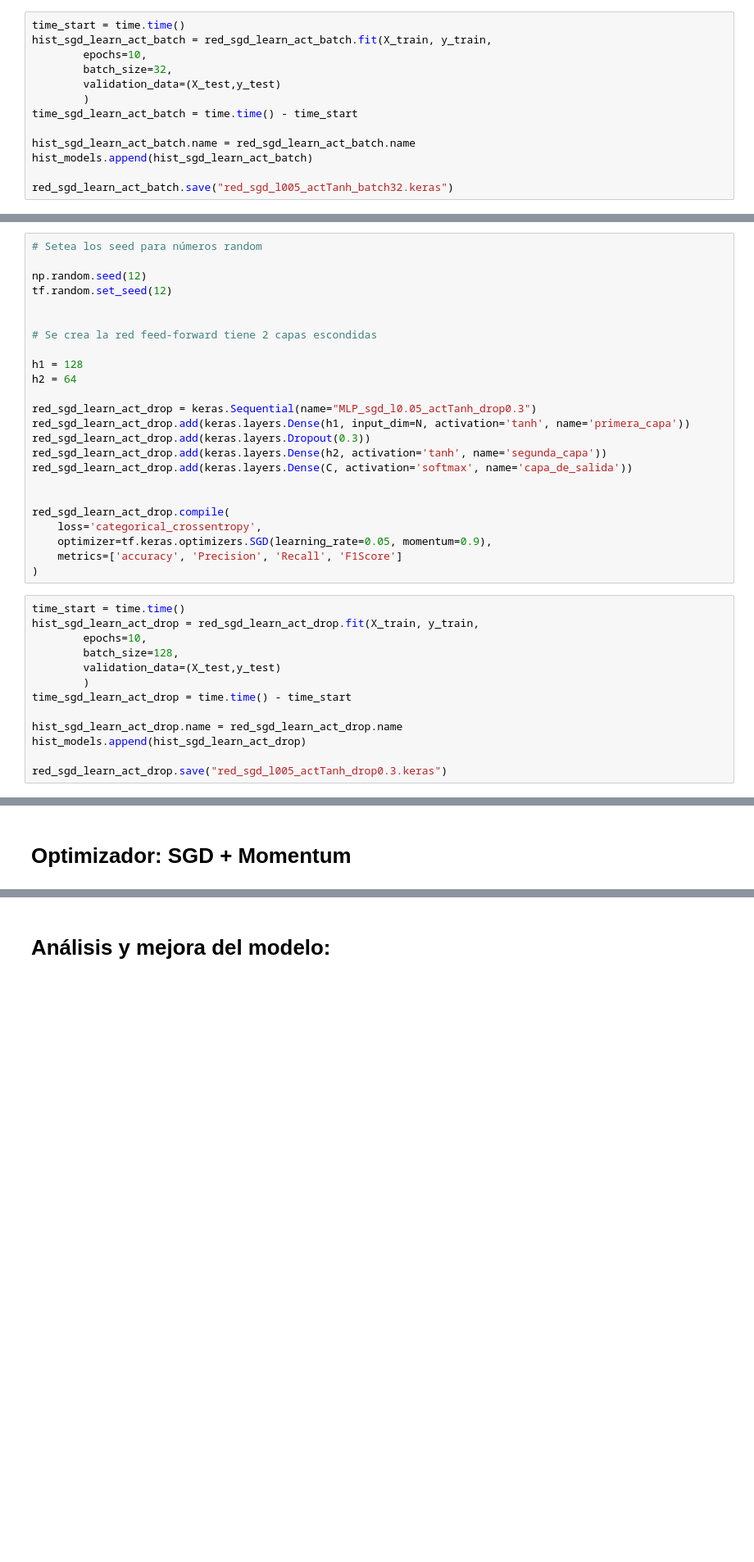
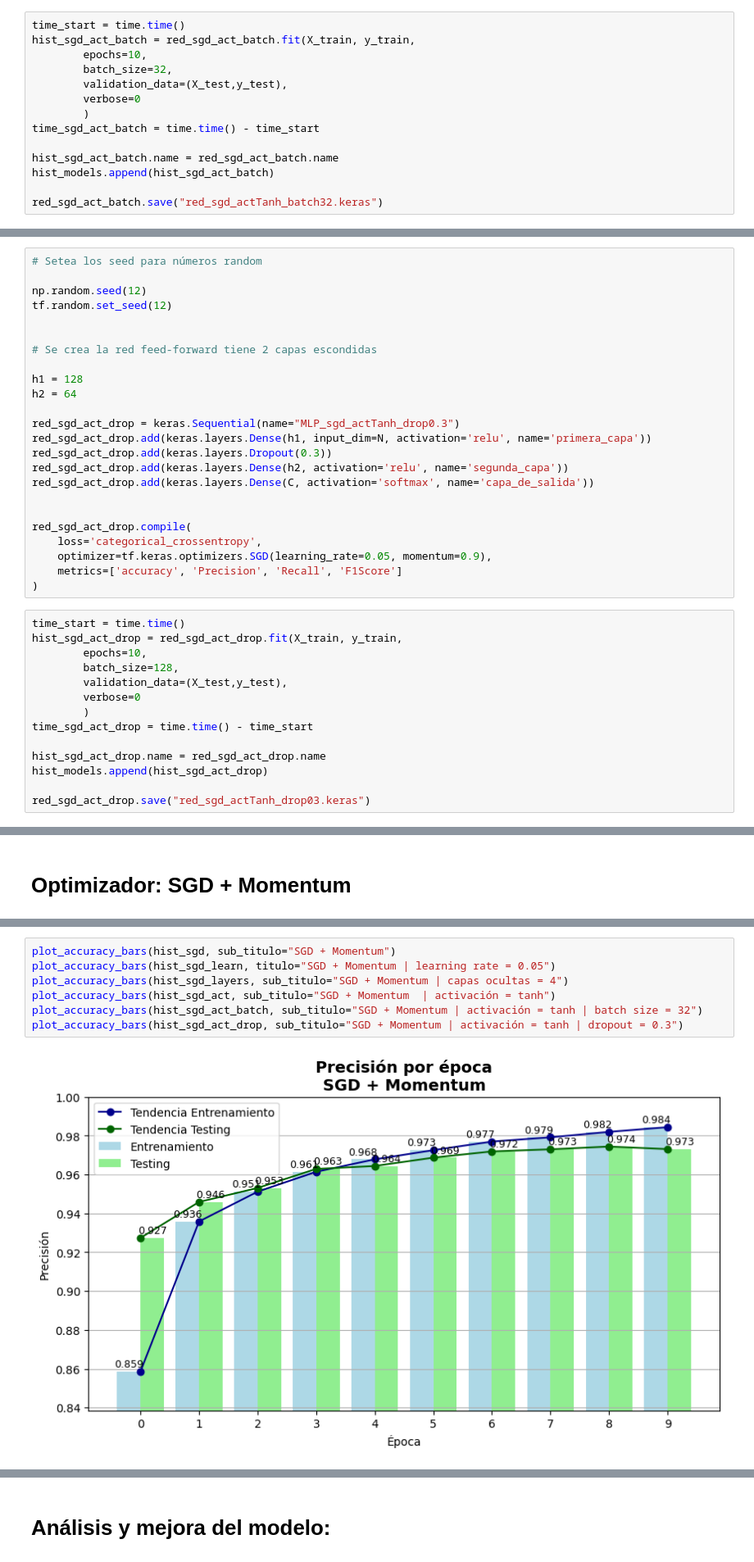
Before and after one commit to JuanZweifel/deep-learning-2025, a Jupyter notebook: DLY0100_Entrega_1_Equipo_2.ipynb, the cells around one changed output, grey strips where cells are left out. Shown at 82% size. Saved outputs shown, nothing was run; the diff lists cells and outputs as text; blank space fills up the shorter version.

```diff
--- a/DLY0100_Entrega_1_Equipo_2.ipynb
+++ b/DLY0100_Entrega_1_Equipo_2.ipynb
@@ -433,14 +543,15 @@ red_sgd_learn_act_batch.compile(
 )
 # %%
 time_start = time.time()
-hist_sgd_learn_act_batch = red_sgd_learn_act_batch.fit(X_train, y_train,
+hist_sgd_act_batch = red_sgd_act_batch.fit(X_train, y_train,
         epochs=10,
         batch_size=32,
-        validation_data=(X_test,y_test)
+        validation_data=(X_test,y_test),
+        verbose=0
         )
-time_sgd_learn_act_batch = time.time() - time_start
+time_sgd_act_batch = time.time() - time_start
 
-hist_sgd_learn_act_batch.name = red_sgd_learn_act_batch.name
-hist_models.append(hist_sgd_learn_act_batch)
+hist_sgd_act_batch.name = red_sgd_act_batch.name
+hist_models.append(hist_sgd_act_batch)
 
-red_sgd_learn_act_batch.save("red_sgd_l005_actTanh_batch32.keras")
+red_sgd_act_batch.save("red_sgd_actTanh_batch32.keras")
@@ -479,28 +571,29 @@ tf.random.set_seed(12)
 h1 = 128
 h2 = 64
 
-red_sgd_learn_act_drop = keras.Sequential(name="MLP_sgd_l0.05_actTanh_drop0.3")
-red_sgd_learn_act_drop.add(keras.layers.Dense(h1, input_dim=N, activation='tanh', name='primera_capa'))
-red_sgd_learn_act_drop.add(keras.layers.Dropout(0.3))
-red_sgd_learn_act_drop.add(keras.layers.Dense(h2, activation='tanh', name='segunda_capa'))
-red_sgd_learn_act_drop.add(keras.layers.Dense(C, activation='softmax', name='capa_de_salida'))
+red_sgd_act_drop = keras.Sequential(name="MLP_sgd_actTanh_drop0.3")
+red_sgd_act_drop.add(keras.layers.Dense(h1, input_dim=N, activation='relu', name='primera_capa'))
+red_sgd_act_drop.add(keras.layers.Dropout(0.3))
+red_sgd_act_drop.add(keras.layers.Dense(h2, activation='relu', name='segunda_capa'))
+red_sgd_act_drop.add(keras.layers.Dense(C, activation='softmax', name='capa_de_salida'))
 
 
-red_sgd_learn_act_drop.compile(
+red_sgd_act_drop.compile(
     loss='categorical_crossentropy',
     optimizer=tf.keras.optimizers.SGD(learning_rate=0.05, momentum=0.9),
     metrics=['accuracy', 'Precision', 'Recall', 'F1Score']
 )
 # %%
 time_start = time.time()
-hist_sgd_learn_act_drop = red_sgd_learn_act_drop.fit(X_train, y_train,
+hist_sgd_act_drop = red_sgd_act_drop.fit(X_train, y_train,
         epochs=10,
         batch_size=128,
-        validation_data=(X_test,y_test)
+        validation_data=(X_test,y_test),
+        verbose=0
         )
-time_sgd_learn_act_drop = time.time() - time_start
+time_sgd_act_drop = time.time() - time_start
 
-hist_sgd_learn_act_drop.name = red_sgd_learn_act_drop.name
-hist_models.append(hist_sgd_learn_act_drop)
+hist_sgd_act_drop.name = red_sgd_act_drop.name
+hist_models.append(hist_sgd_act_drop)
 
-red_sgd_learn_act_drop.save("red_sgd_l005_actTanh_drop0.3.keras")
+red_sgd_act_drop.save("red_sgd_actTanh_drop03.keras")
@@ -905,0 +1016,9 @@ plt.show()
+# %%
+plot_accuracy_bars(hist_sgd, sub_titulo="SGD + Momentum")
+plot_accuracy_bars(hist_sgd_learn, titulo="SGD + Momentum | learning rate = 0.05")
+plot_accuracy_bars(hist_sgd_layers, sub_titulo="SGD + Momentum | capas ocultas = 4")
+plot_accuracy_bars(hist_sgd_act, sub_titulo="SGD + Momentum  | activación = tanh")
+plot_accuracy_bars(hist_sgd_act_batch, sub_titulo="SGD + Momentum | activación = tanh | batch size = 32")
+plot_accuracy_bars(hist_sgd_act_drop, sub_titulo="SGD + Momentum | activación = tanh | dropout = 0.3")
+# %% [output]
+[figure, added]
```
Also changed, not shown: parts of 108 cells of this notebook.
